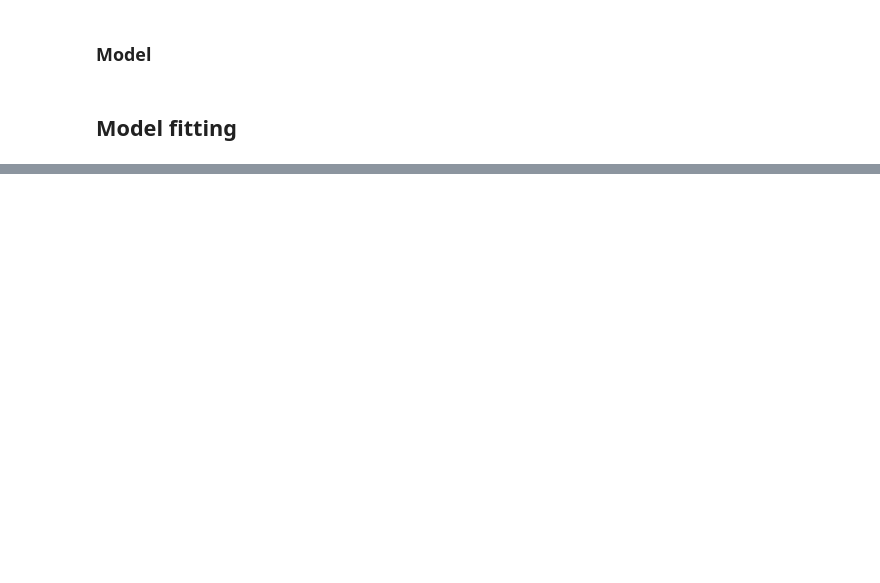
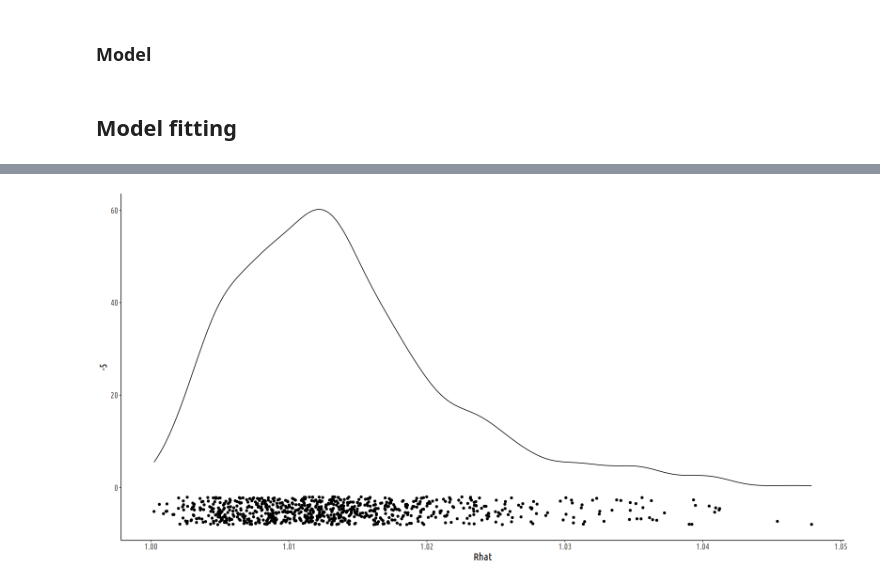
Before and after one commit to cjc77/bayesian-analysis-projects, a Jupyter notebook: notebooks_pooling_explore/sim_no_pooling.ipynb, the cells around one changed output, grey strips where cells are left out. Drawn from its saved outputs; the diff is of its cells as text; code cells hidden in the pictures; blank space fills up the shorter version.

```diff
--- a/notebooks_pooling_explore/sim_no_pooling.ipynb
+++ b/notebooks_pooling_explore/sim_no_pooling.ipynb
@@ -122,0 +142,26 @@ A tibble: 1 × 3
+# %%
+set_theme_elements <- function(plt) {
+    plt +
+        theme_classic() +
+        theme(text = element_text(size=16))
+}
+
+# Settings for plots
+options(repr.plot.width = 16, repr.plot.height = 8, repr.plot.res = 100)
+# %%
+# TODO: improve this plot
+
+plt <- fit_summary$summary %>%
+    as_tibble(rownames="param") %>%
+    arrange(desc(Rhat)) %>%
+    filter(str_starts(param, "beta")) %>%
+    ggplot() +
+    geom_density(aes(x = Rhat)) +
+    # geom_point(aes(x = Rhat, y = 0), shape = "|", size = 3)
+    # geom_point(aes(x = Rhat, y = 0)) +
+    geom_jitter(aes(x = Rhat, y = -5), width = 0, height = 3)
+plt <- plt %>%
+    set_theme_elements()
+plt
+# %% [output]
+[figure, added]
```
Also changed, not shown: parts of 7 cells of this notebook, 4 other files.
